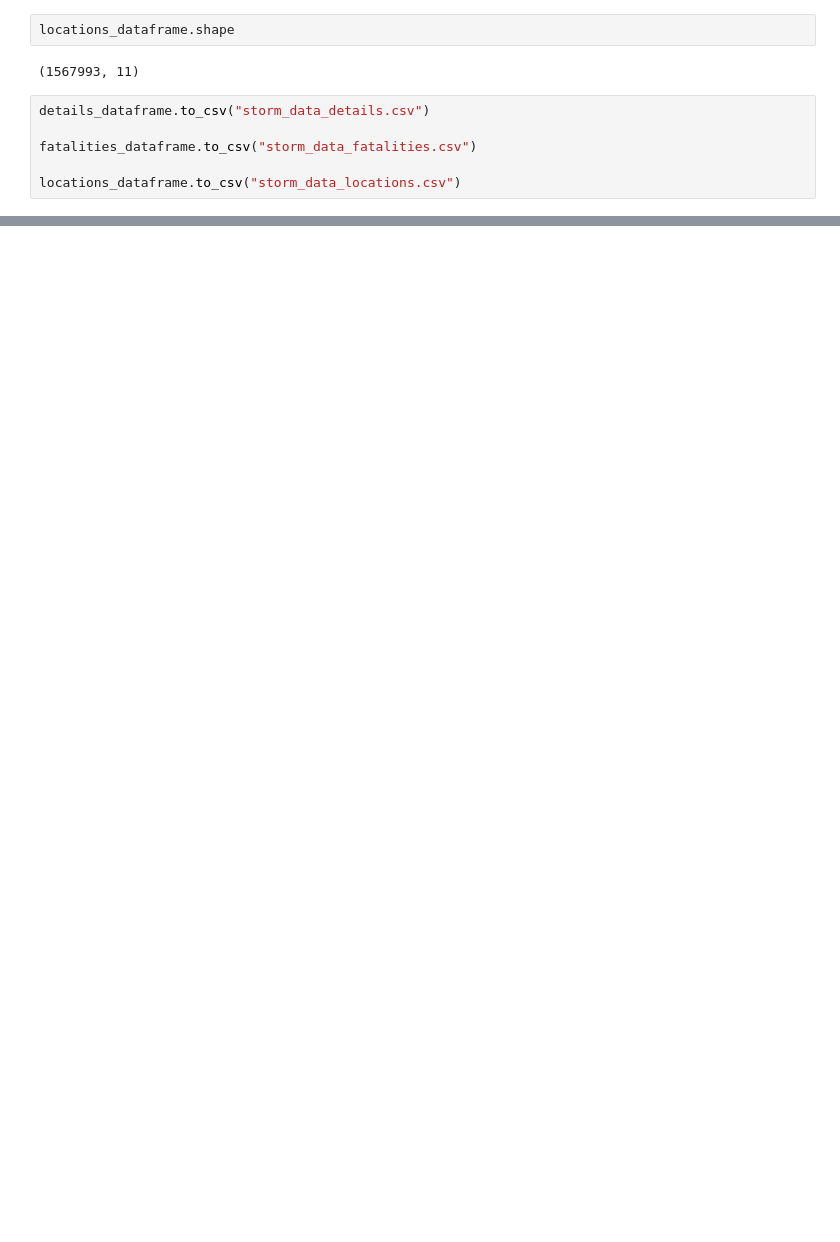
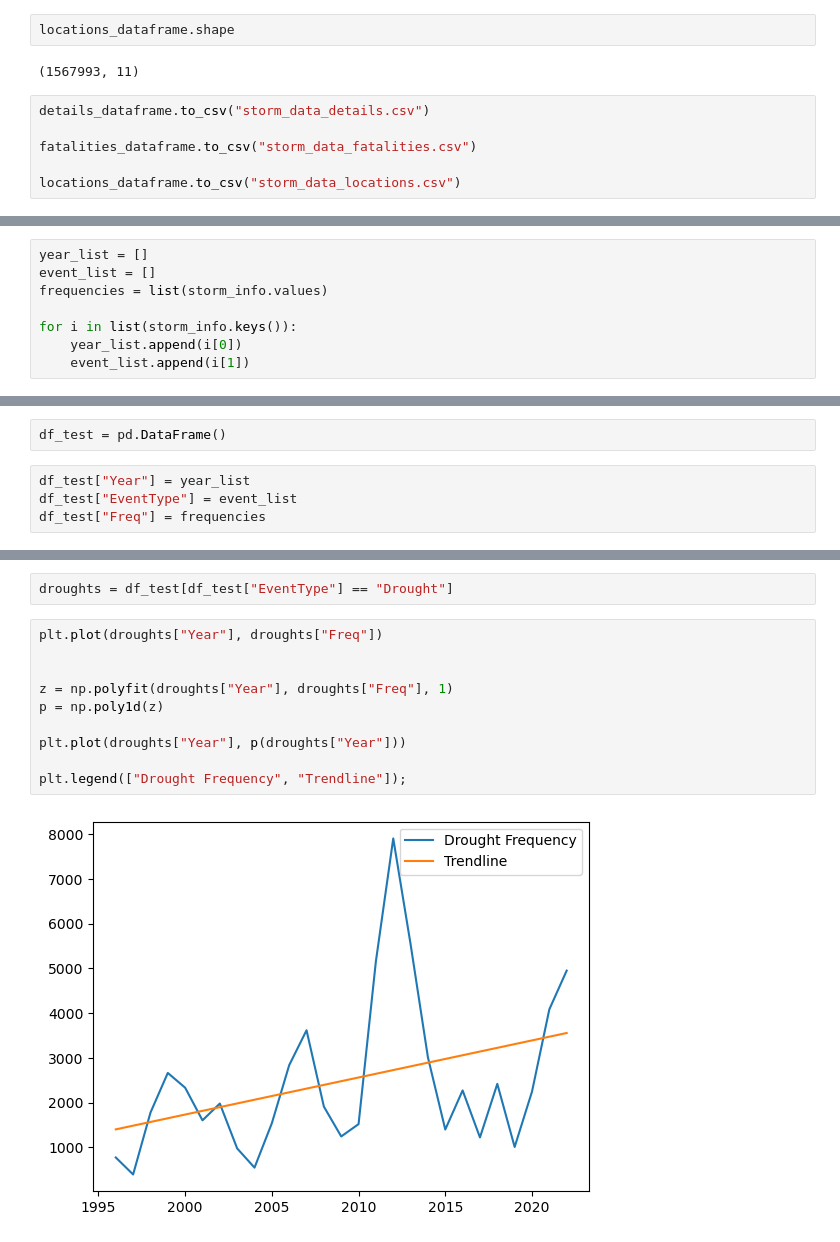
Before and after one commit to Salmatahlil/Capstone, a Jupyter notebook: InitialEDA.ipynb, the cells around one changed output, grey strips where cells are left out. Saved outputs shown, nothing was run; the diff lists cells and outputs as text; blank space fills up the shorter version.

```diff
--- a/InitialEDA.ipynb
+++ b/InitialEDA.ipynb
@@ -674,0 +736,8 @@ locations_dataframe.to_csv("storm_data_locations.csv")
+# %%
+year_list = []
+event_list = []
+frequencies = list(storm_info.values)
+
+for i in list(storm_info.keys()):
+    year_list.append(i[0])
+    event_list.append(i[1])
@@ -674,0 +763,6 @@ locations_dataframe.to_csv("storm_data_locations.csv")
+# %%
+df_test = pd.DataFrame()
+# %%
+df_test["Year"] = year_list
+df_test["EventType"] = event_list
+df_test["Freq"] = frequencies
@@ -674,0 +789,14 @@ locations_dataframe.to_csv("storm_data_locations.csv")
+# %%
+droughts = df_test[df_test["EventType"] == "Drought"]
+# %%
+plt.plot(droughts["Year"], droughts["Freq"])
+
+
+z = np.polyfit(droughts["Year"], droughts["Freq"], 1)
+p = np.poly1d(z)
+
+plt.plot(droughts["Year"], p(droughts["Year"]))
+
+plt.legend(["Drought Frequency", "Trendline"]);
+# %% [output]
+[figure, added]
```
Also changed, not shown: parts of 18 cells of this notebook.
